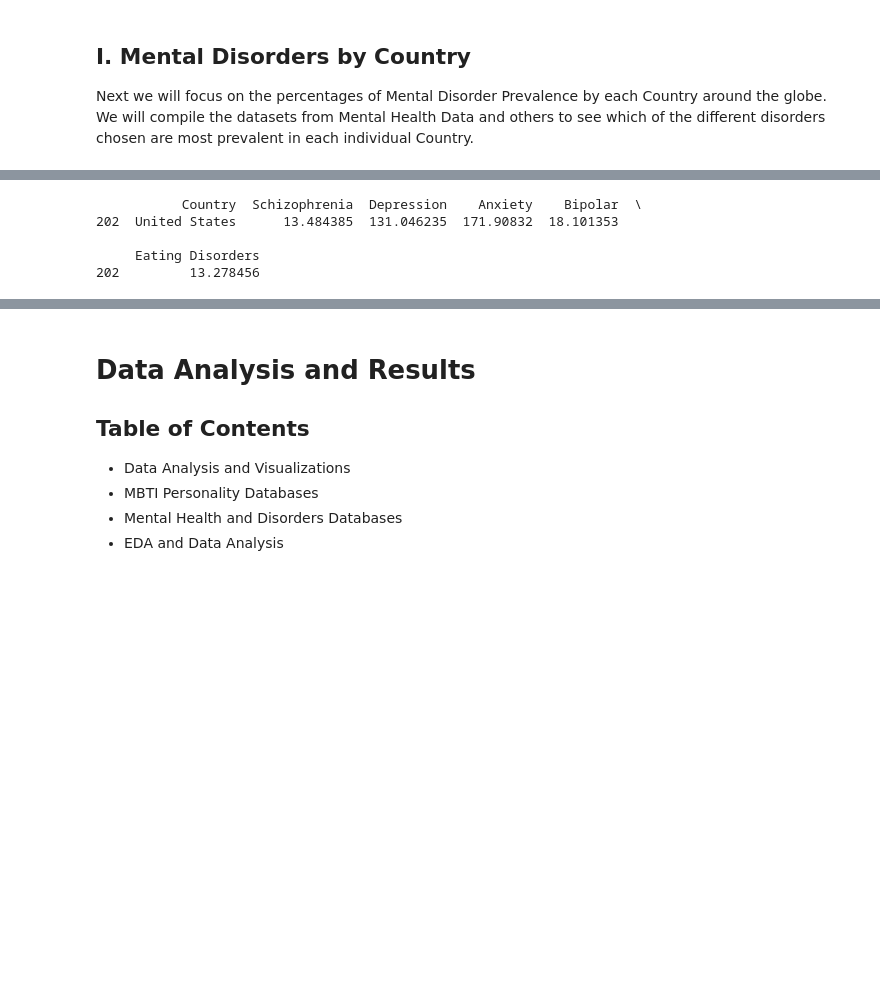
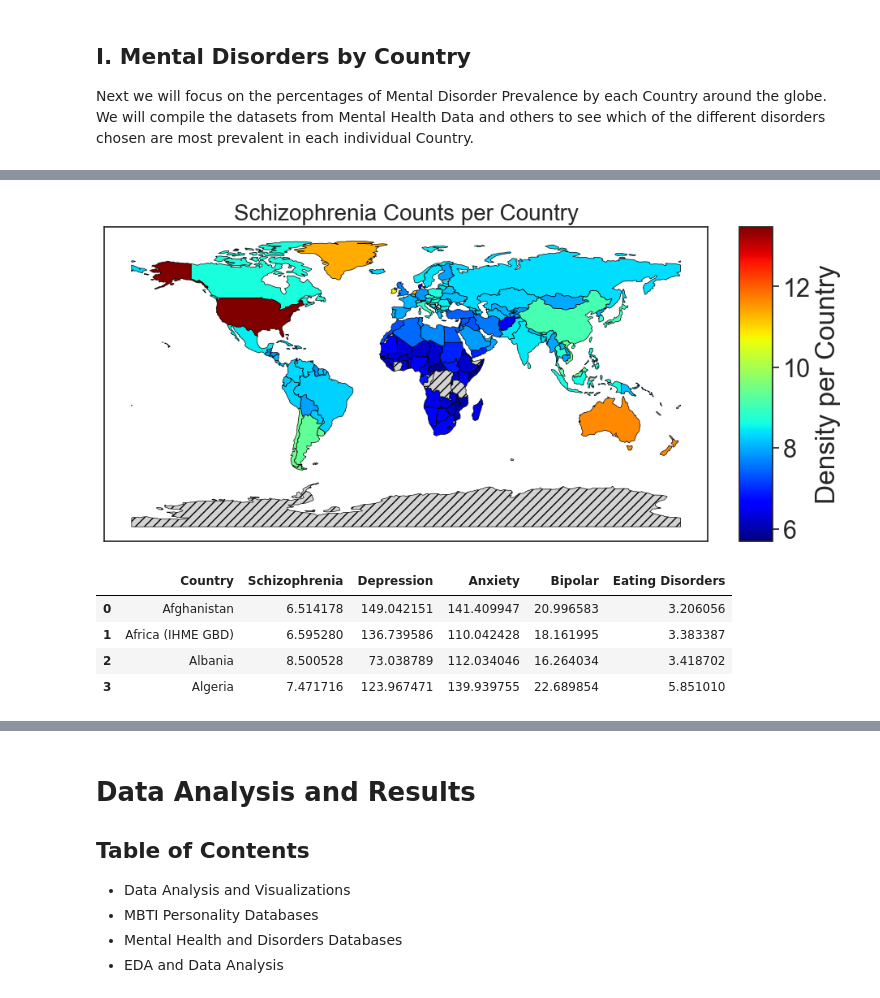
Before and after one commit to BellaIngenue/TypologyAndMentalHealth, a Jupyter notebook: SienaRivera-PersonalProject.ipynb, the cells around one changed output, grey strips where cells are left out. Drawn from its saved outputs; the diff is of its cells as text; code cells hidden in the pictures; blank space fills up the shorter version.

```diff
--- a/SienaRivera-PersonalProject.ipynb
+++ b/SienaRivera-PersonalProject.ipynb
@@ -187,0 +191,10 @@ df_mental.head(4)
+# %%
+grouped_df= df_mental.groupby('Country').agg({"Schizophrenia": "sum", "Depression": "sum", "Anxiety": "sum", "Bipolar": "sum", "Eating Disorders": "sum"}).reset_index()
+print(grouped_df.head(4))
+
+grouped_df.set_index("Country", inplace=True)
+# print(grouped_df.loc[grouped_df["Country"] == "United States"])
+grouped_df.rename(index={"United States": "United States of America"}, inplace=True)
+grouped_df.reset_index(inplace=True)
+
+print(grouped_df.loc[grouped_df["Country"] == "United States of America"])
@@ -188,11 +218,39 @@ df_mental.head(4)
+# %%
+#heatmap for Mental Disorders and Country percentage
+
+heat_mental = './shapefiles/ne_110m_admin_0_countries/ne_110m_admin_0_countries.shp'
+#map_df = gpd.read_file(heat_mbti)[['ADMIN', 'ADM0_A3', 'geometry']]
+
+map_df_mental = gpd.read_file(heat_mental)[['ADMIN', 'ADM0_A3', 'geometry']]
+map_df_mental.columns = ['Country', 'Country_Code', 'geometry']
+map_df_mental.set_crs(epsg= 4326, inplace=True)
+
+merged = map_df_mental.set_index("Country").join(grouped_df.set_index("Country"))
+# print(merged)
+
+dif_names = {"Country": "first", "Schizophrenia" :"sum"}
+# merged = merged.groupby(["Country"]).agg(dif_names)
+
+
+fig, ax = plt.subplots(1,1, figsize=(11,6))
+divider = make_axes_locatable(ax)
+
+cax = divider.append_axes("right", size="5%", pad=0.1)
+merged.plot(column="Schizophrenia", cmap='jet', linewidth=0.5, edgecolor="black", legend=True, ax=ax, cax=cax,
+            missing_kwds={"color": "lightgrey", "edgecolor": "black", "hatch": "///", "label": "Missing values",},
+            legend_kwds={"label": "Density per Country", "orientation": "vertical"},)
+ax.set_title("Schizophrenia Counts per Country", fontsize=20)
+ax.tick_params(left=False, labelleft=False, bottom=False, labelbottom=False)
+
+fig.show()
+# %% [output]
+[figure, added]
 # %%
 grouped_df= df_mental.groupby('Country').agg({"Schizophrenia": "sum", "Depression": "sum", "Anxiety": "sum", "Bipolar": "sum", "Eating Disorders": "sum"}).reset_index()
 grouped_df.head(4)
-
-print(grouped_df.loc[grouped_df["Country"] == "United States"])
 # %% [output]
-           Country  Schizophrenia  Depression    Anxiety    Bipolar  \
-202  United States      13.484385  131.046235  171.90832  18.101353
-
-     Eating Disorders
-202         13.278456
+|  | Country | Schizophrenia | Depression | Anxiety | Bipolar | Eating Disorders |
+| 0 | Afghanistan | 6.514178 | 149.042151 | 141.409947 | 20.996583 | 3.206056 |
+| 1 | Africa (IHME GBD) | 6.595280 | 136.739586 | 110.042428 | 18.161995 | 3.383387 |
+| 2 | Albania | 8.500528 | 73.038789 | 112.034046 | 16.264034 | 3.418702 |
+| 3 | Algeria | 7.471716 | 123.967471 | 139.939755 | 22.689854 | 5.851010 |
```
Also changed, not shown: parts of 5 cells of this notebook.
